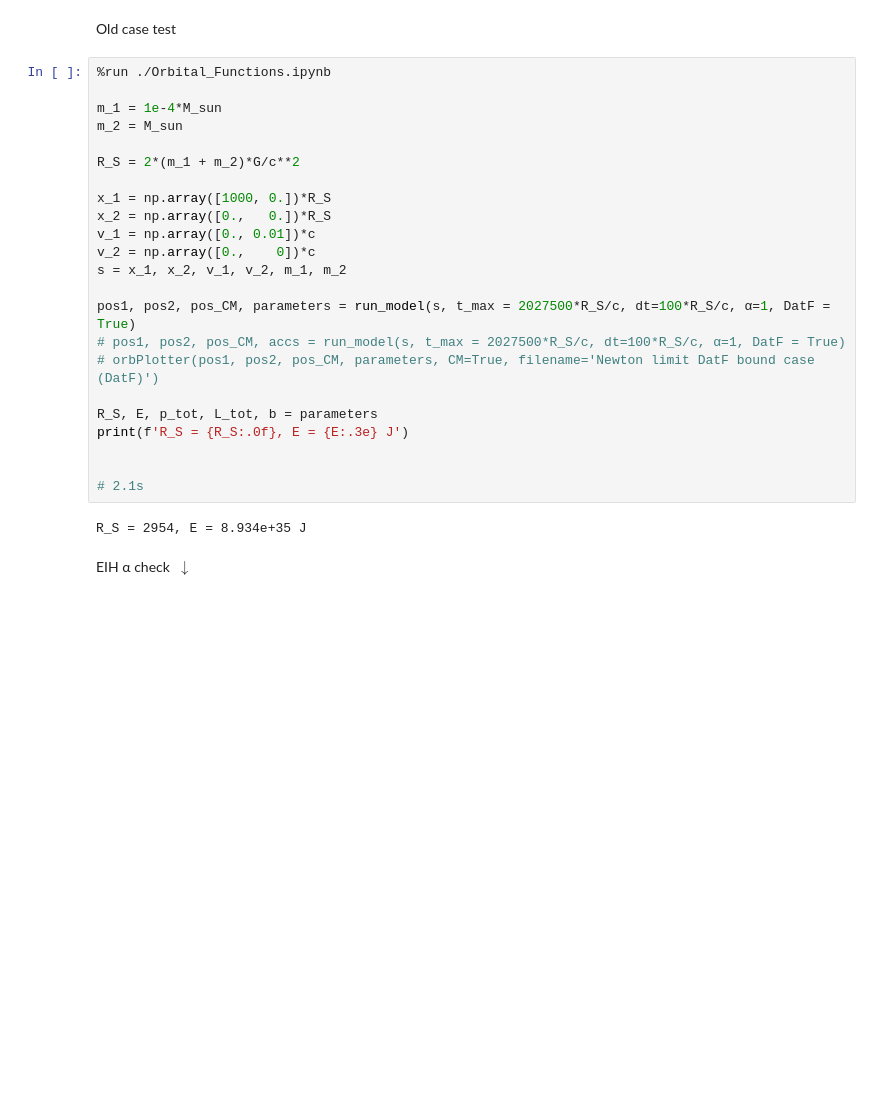
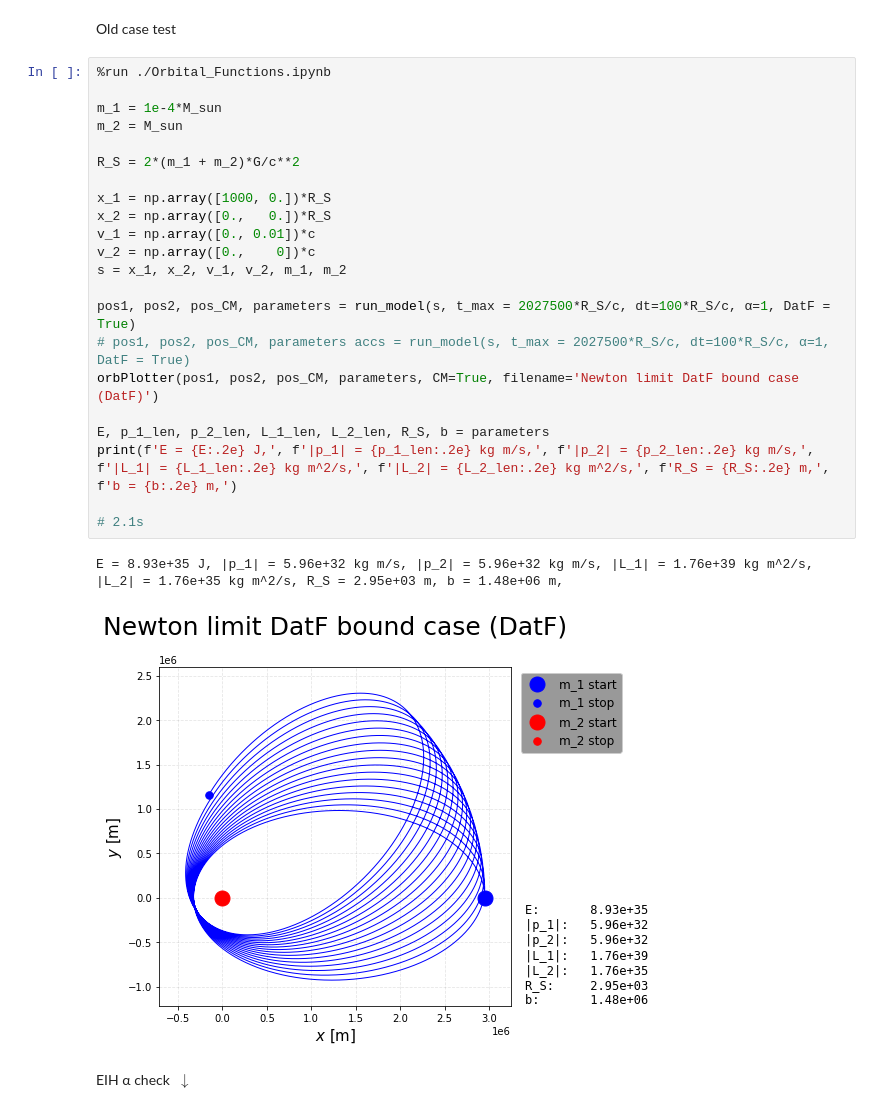
Before and after one commit to carlivas/Binary-Black-Hole-Orbitals, a Jupyter notebook: TWO BODY/(T) TWO BODY CASES.ipynb, the cells around one changed output. Saved outputs shown, nothing was run; the diff lists cells and outputs as text; blank space fills up the shorter version.

```diff
--- a/TWO BODY/(T) TWO BODY CASES.ipynb
+++ b/TWO BODY/(T) TWO BODY CASES.ipynb
@@ -9,28 +9,28 @@ Old case test
 # %%
 %run ./Orbital_Functions.ipynb
 
 m_1 = 1e-4*M_sun
 m_2 = M_sun
 
 R_S = 2*(m_1 + m_2)*G/c**2
 
 x_1 = np.array([1000, 0.])*R_S
 x_2 = np.array([0.,   0.])*R_S
 v_1 = np.array([0., 0.01])*c
 v_2 = np.array([0.,    0])*c
 s = x_1, x_2, v_1, v_2, m_1, m_2
 
 pos1, pos2, pos_CM, parameters = run_model(s, t_max = 2027500*R_S/c, dt=100*R_S/c, α=1, DatF = True)
-# pos1, pos2, pos_CM, accs = run_model(s, t_max = 2027500*R_S/c, dt=100*R_S/c, α=1, DatF = True)
-# orbPlotter(pos1, pos2, pos_CM, parameters, CM=True, filename='Newton limit DatF bound case (DatF)')
+# pos1, pos2, pos_CM, parameters accs = run_model(s, t_max = 2027500*R_S/c, dt=100*R_S/c, α=1, DatF = True)
+orbPlotter(pos1, pos2, pos_CM, parameters, CM=True, filename='Newton limit DatF bound case (DatF)')
 
-R_S, E, p_tot, L_tot, b = parameters
-print(f'R_S = {R_S:.0f}, E = {E:.3e} J')
-
+E, p_1_len, p_2_len, L_1_len, L_2_len, R_S, b = parameters
+print(f'E = {E:.2e} J,', f'|p_1| = {p_1_len:.2e} kg m/s,', f'|p_2| = {p_2_len:.2e} kg m/s,', f'|L_1| = {L_1_len:.2e} kg m^2/s,', f'|L_2| = {L_2_len:.2e} kg m^2/s,', f'R_S = {R_S:.2e} m,', f'b = {b:.2e} m,')
 
 # 2.1s
 # %% [output]
-R_S = 2954, E = 8.934e+35 J
+E = 8.93e+35 J, |p_1| = 5.96e+32 kg m/s, |p_2| = 5.96e+32 kg m/s, |L_1| = 1.76e+39 kg m^2/s, |L_2| = 1.76e+35 kg m^2/s, R_S = 2.95e+03 m, b = 1.48e+06 m,
+[figure, added]
 # %% [markdown]
 EIH α check $\ \downarrow$
 # %%
```
Also changed, not shown: parts of 13 cells of this notebook, 3 other files.
